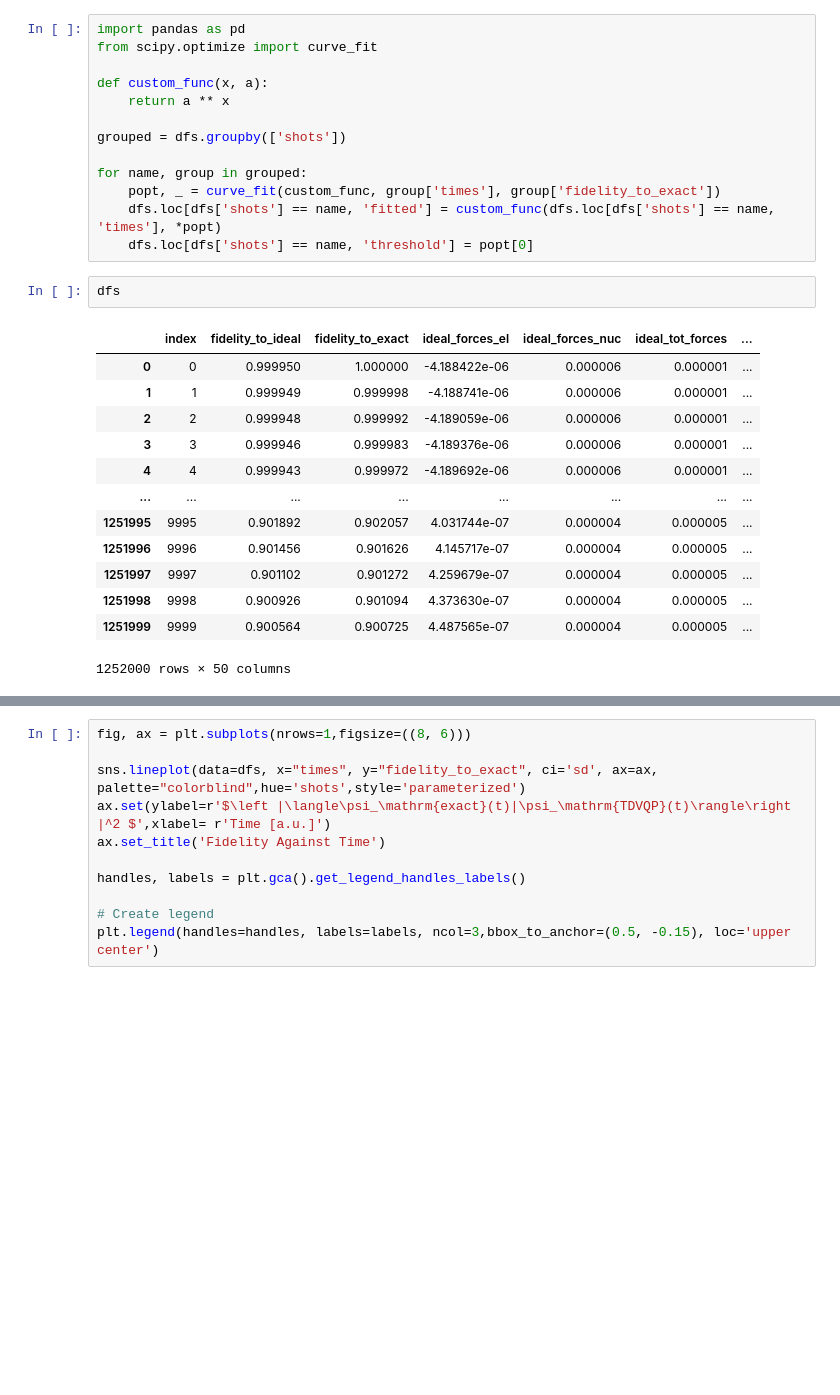
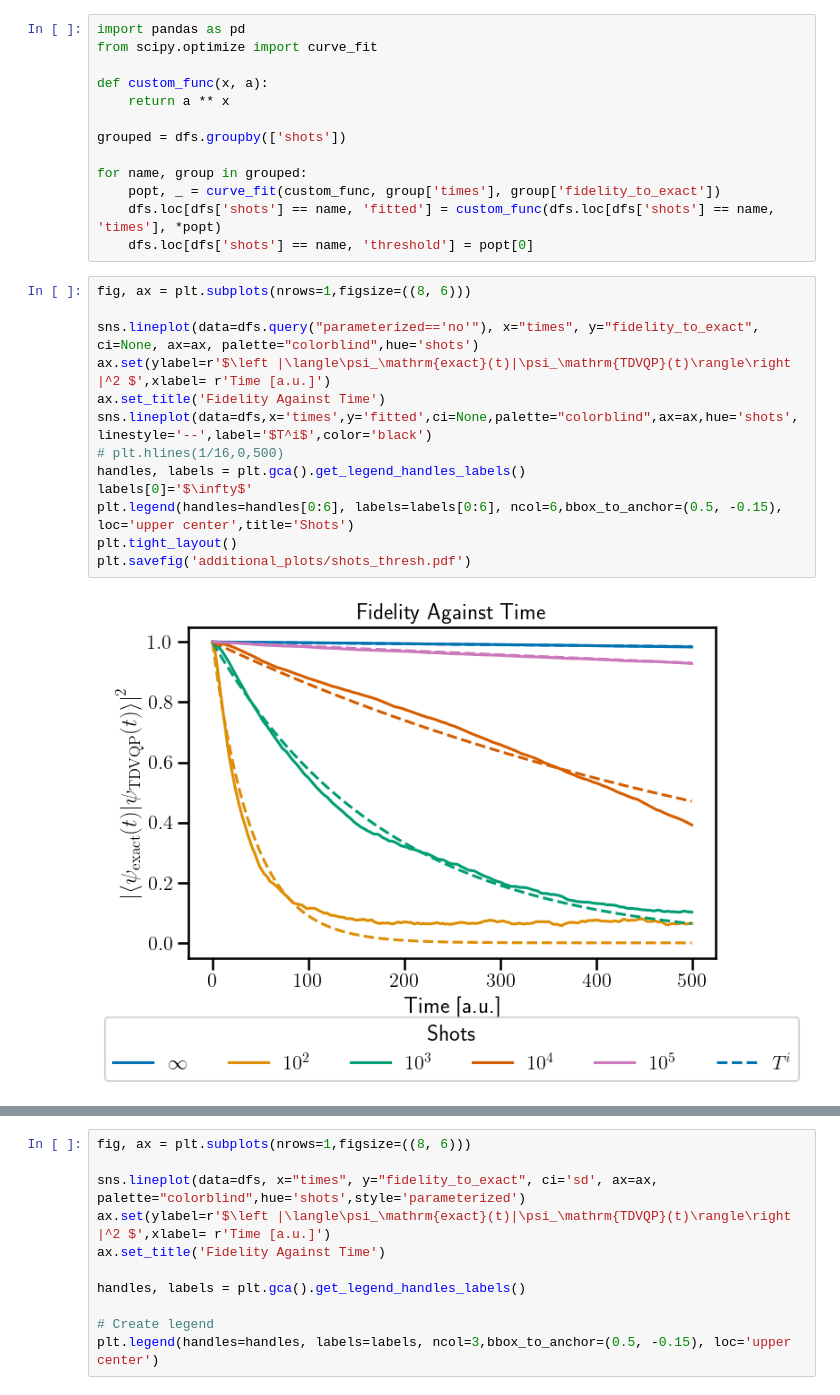
Before and after one commit to danielbultrini/TDVQP_SM, a Jupyter notebook: param_unparam.ipynb, the cells around one changed output, grey strips where cells are left out. Cells and saved outputs as stored; diff of their text form; blank space fills up the shorter version.

Commit message:
more plots

```diff
--- a/param_unparam.ipynb
+++ b/param_unparam.ipynb
@@ -259,19 +229,18 @@ for name, group in grouped:
     popt, _ = curve_fit(custom_func, group['times'], group['fidelity_to_exact'])
     dfs.loc[dfs['shots'] == name, 'fitted'] = custom_func(dfs.loc[dfs['shots'] == name, 'times'], *popt)
     dfs.loc[dfs['shots'] == name, 'threshold'] = popt[0]
-# %%
-dfs
-# %% [output]
-|  | index | fidelity_to_ideal | fidelity_to_exact | ideal_forces_el | ideal_forces_nuc | ideal_tot_forces | ... |
-| 0 | 0 | 0.999950 | 1.000000 | -4.188422e-06 | 0.000006 | 0.000001 | ... |
-| 1 | 1 | 0.999949 | 0.999998 | -4.188741e-06 | 0.000006 | 0.000001 | ... |
-| 2 | 2 | 0.999948 | 0.999992 | -4.189059e-06 | 0.000006 | 0.000001 | ... |
-| 3 | 3 | 0.999946 | 0.999983 | -4.189376e-06 | 0.000006 | 0.000001 | ... |
-| 4 | 4 | 0.999943 | 0.999972 | -4.189692e-06 | 0.000006 | 0.000001 | ... |
-| ... | ... | ... | ... | ... | ... | ... | ... |
-| 1251995 | 9995 | 0.901892 | 0.902057 | 4.031744e-07 | 0.000004 | 0.000005 | ... |
-| 1251996 | 9996 | 0.901456 | 0.901626 | 4.145717e-07 | 0.000004 | 0.000005 | ... |
-| 1251997 | 9997 | 0.901102 | 0.901272 | 4.259679e-07 | 0.000004 | 0.000005 | ... |
-| 1251998 | 9998 | 0.900926 | 0.901094 | 4.373630e-07 | 0.000004 | 0.000005 | ... |
-| 1251999 | 9999 | 0.900564 | 0.900725 | 4.487565e-07 | 0.000004 | 0.000005 | ... |
-1252000 rows × 50 columns
+# %%
+fig, ax = plt.subplots(nrows=1,figsize=((8, 6)))
+
+sns.lineplot(data=dfs.query("parameterized=='no'"), x="times", y="fidelity_to_exact", ci=None, ax=ax, palette="colorblind",hue='shots')
+ax.set(ylabel=r'$\left |\langle\psi_\mathrm{exact}(t)|\psi_\mathrm{TDVQP}(t)\rangle\right |^2 $',xlabel= r'Time [a.u.]')
+ax.set_title('Fidelity Against Time')
+sns.lineplot(data=dfs,x='times',y='fitted',ci=None,palette="colorblind",ax=ax,hue='shots',linestyle='--',label='$T^i$',color='black')
+# plt.hlines(1/16,0,500)
+handles, labels = plt.gca().get_legend_handles_labels()
+labels[0]='$\infty$'
+plt.legend(handles=handles[0:6], labels=labels[0:6], ncol=6,bbox_to_anchor=(0.5, -0.15), loc='upper center',title='Shots')
+plt.tight_layout()
+plt.savefig('additional_plots/shots_thresh.pdf')
+# %% [output]
+[figure, added]
```
Also changed, not shown: parts of 10 cells of this notebook, 3 other files.
